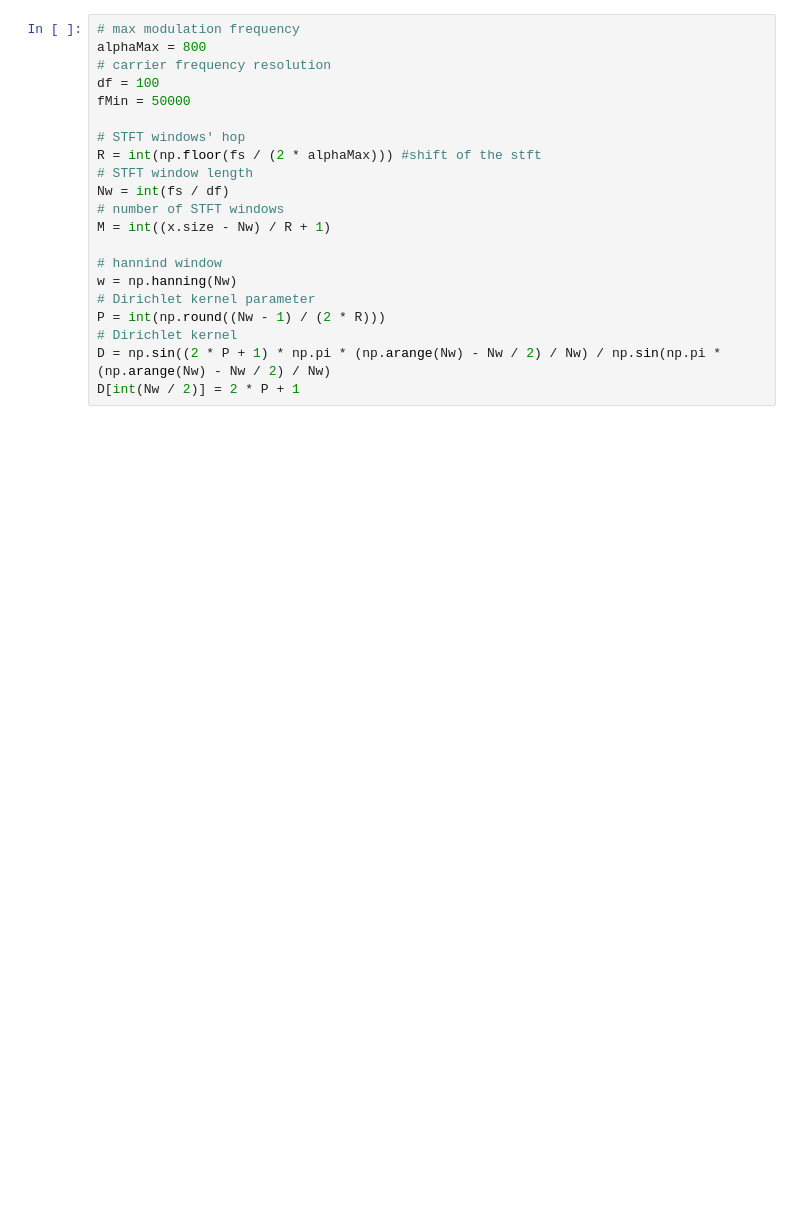
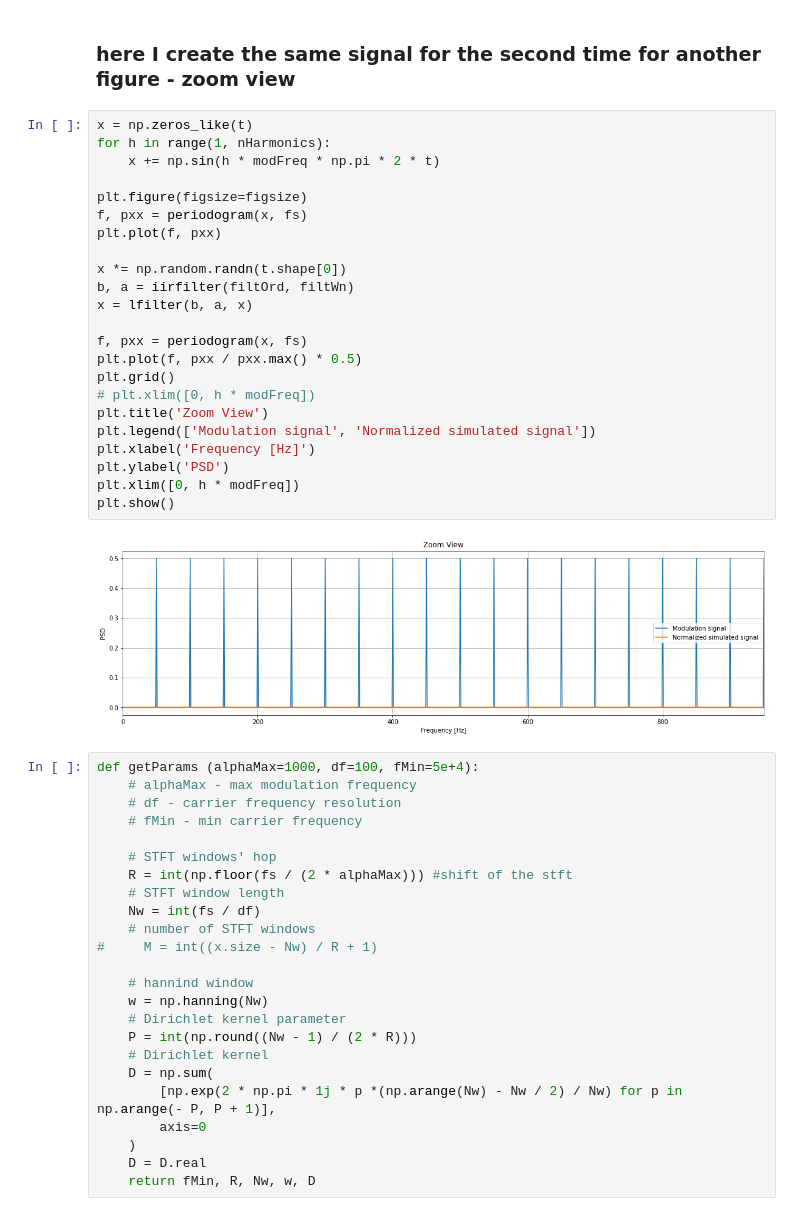
Before and after one commit to gideonKogan/myGit, a Jupyter notebook: myTransformers/CS_proper.ipynb, the cells around one changed output. Saved outputs shown, nothing was run; the diff lists cells and outputs as text; blank space fills up the shorter version.

```diff
--- a/myTransformers/CS_proper.ipynb
+++ b/myTransformers/CS_proper.ipynb
@@ -53,21 +55,51 @@ plt.show()
+# %% [markdown]
+### here I create the same signal for the second time for another figure - zoom view
+# %%
+x = np.zeros_like(t)
+for h in range(1, nHarmonics):
+    x += np.sin(h * modFreq * np.pi * 2 * t)
+
+plt.figure(figsize=figsize)
+f, pxx = periodogram(x, fs)
+plt.plot(f, pxx)
+
+x *= np.random.randn(t.shape[0])
+b, a = iirfilter(filtOrd, filtWn)
+x = lfilter(b, a, x)
+
+f, pxx = periodogram(x, fs)
+plt.plot(f, pxx / pxx.max() * 0.5)
+plt.grid()
+# plt.xlim([0, h * modFreq])
+plt.title('Zoom View')
+plt.legend(['Modulation signal', 'Normalized simulated signal'])
+plt.xlabel('Frequency [Hz]')
+plt.ylabel('PSD')
+plt.xlim([0, h * modFreq])
+plt.show()
+# %% [output]
+[figure, added]
 # %%
-# max modulation frequency
-alphaMax = 800
-# carrier frequency resolution
-df = 100
-fMin = 50000
+def getParams (alphaMax=1000, df=100, fMin=5e+4):
+    # alphaMax - max modulation frequency
+    # df - carrier frequency resolution
+    # fMin - min carrier frequency
 
-# STFT windows' hop
-R = int(np.floor(fs / (2 * alphaMax))) #shift of the stft
-# STFT window length
-Nw = int(fs / df)
-# number of STFT windows
-M = int((x.size - Nw) / R + 1)
+    # STFT windows' hop
+    R = int(np.floor(fs / (2 * alphaMax))) #shift of the stft
+    # STFT window length
+    Nw = int(fs / df)
+    # number of STFT windows
+#     M = int((x.size - Nw) / R + 1)
 
-# hannind window
-w = np.hanning(Nw)
-# Dirichlet kernel parameter
-P = int(np.round((Nw - 1) / (2 * R)))
-# Dirichlet kernel
-D = np.sin((2 * P + 1) * np.pi * (np.arange(Nw) - Nw / 2) / Nw) / np.sin(np.pi * (np.arange(Nw) - Nw / 2) / Nw)
-D[int(Nw / 2)] = 2 * P + 1
+    # hannind window
+    w = np.hanning(Nw)
+    # Dirichlet kernel parameter
+    P = int(np.round((Nw - 1) / (2 * R)))
+    # Dirichlet kernel
+    D = np.sum(
+        [np.exp(2 * np.pi * 1j * p *(np.arange(Nw) - Nw / 2) / Nw) for p in np.arange(- P, P + 1)],
+        axis=0
+    )
+    D = D.real
+    return fMin, R, Nw, w, D
```
Also changed, not shown: parts of 14 cells of this notebook, 3 other files.
